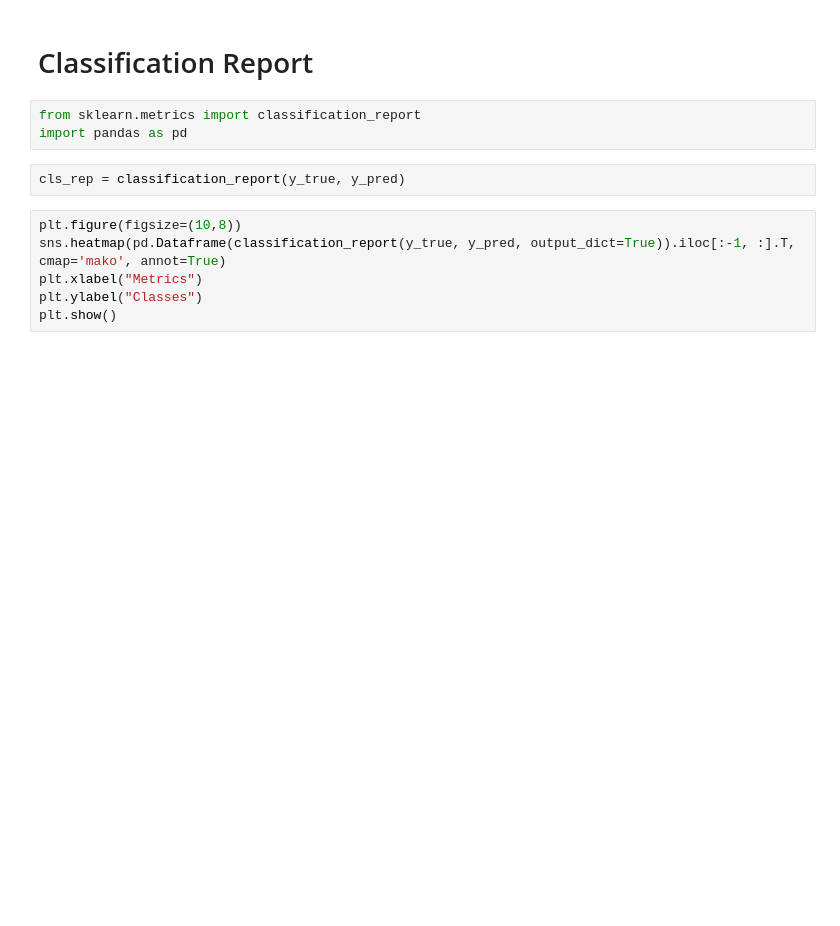
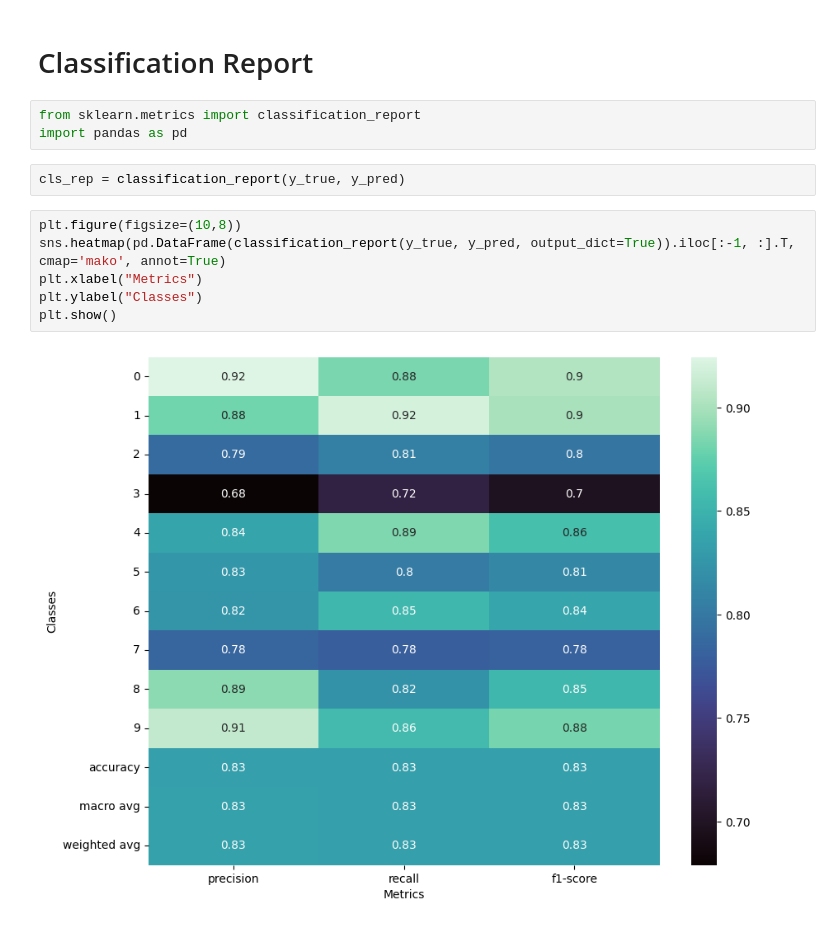
Before and after one commit to pop123-ux/AlexNet-from-scratch, a Jupyter notebook: test.ipynb, the cells around one changed output. Cells and saved outputs as stored; diff of their text form; blank space fills up the shorter version.

```diff
--- a/test.ipynb
+++ b/test.ipynb
@@ -147,7 +198,9 @@ import pandas as pd
 cls_rep = classification_report(y_true, y_pred)
 # %%
 plt.figure(figsize=(10,8))
-sns.heatmap(pd.Dataframe(classification_report(y_true, y_pred, output_dict=True)).iloc[:-1, :].T, cmap='mako', annot=True)
+sns.heatmap(pd.DataFrame(classification_report(y_true, y_pred, output_dict=True)).iloc[:-1, :].T, cmap='mako', annot=True)
 plt.xlabel("Metrics")
 plt.ylabel("Classes")
 plt.show()
+# %% [output]
+[figure, added]
```
Also changed, not shown: parts of 13 cells of this notebook.
